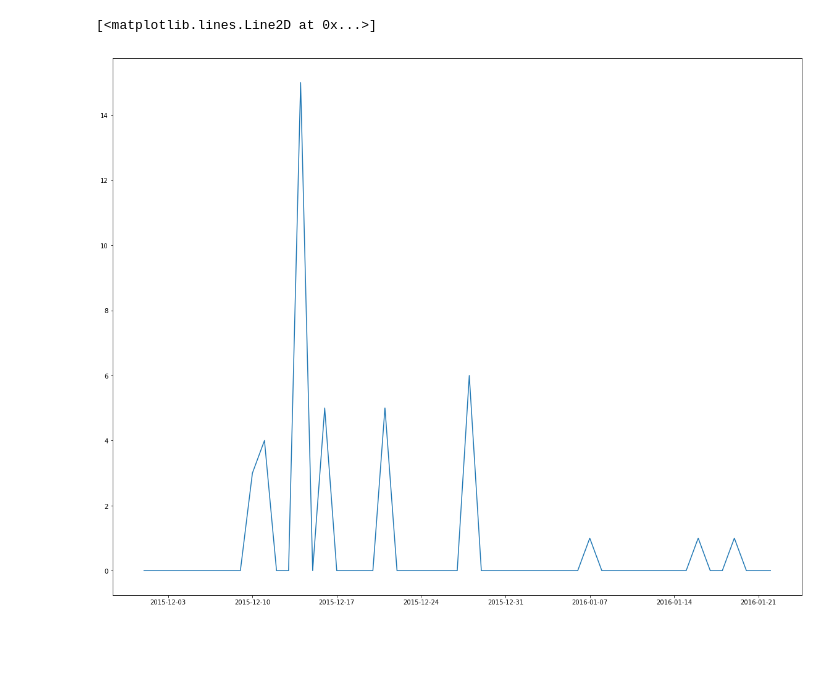
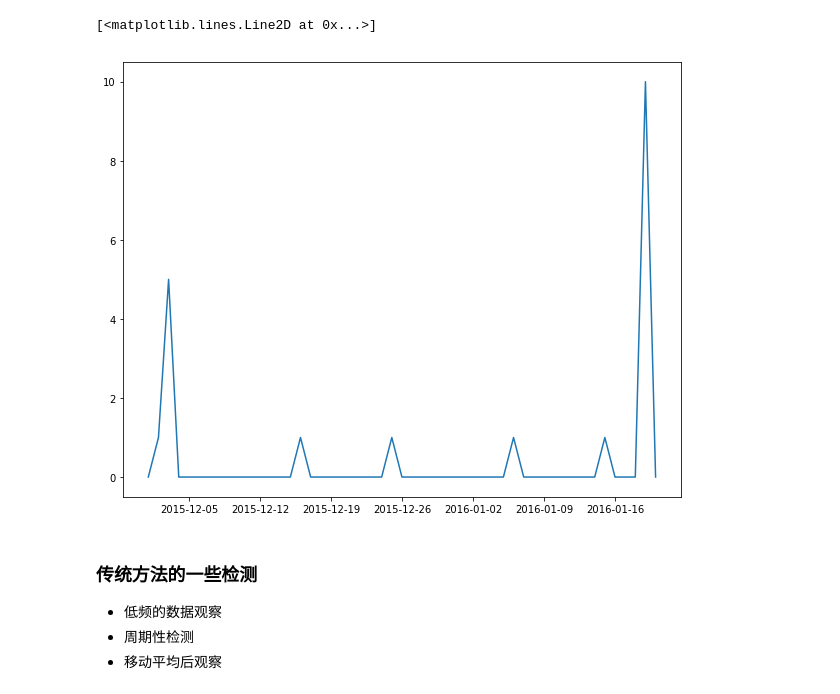
Before and after one commit to Yuajrah/HuaWeiCraft2018, a Jupyter notebook: sdk-python/src/ecs/new_predict/data_pre_deal.ipynb, the cells around one changed output. Saved outputs shown, nothing was run; the diff lists cells and outputs as text; code cells hidden in the pictures; blank space fills up the shorter version.

```diff
--- a/sdk-python/src/ecs/new_predict/data_pre_deal.ipynb
+++ b/sdk-python/src/ecs/new_predict/data_pre_deal.ipynb
@@ -8,7 +8,7 @@ import matplotlib.pyplot as plt
 
 ##设置绘图的大小
 %matplotlib inline
-plt.rcParams['figure.figsize'] = (20.0, 16.0) # set default size of plots
+plt.rcParams['figure.figsize'] = (10.0, 8.0) # set default size of plots
 plt.rcParams['image.interpolation'] = 'nearest'
 plt.rcParams['image.cmap'] = 'gray'
 
@@ -65,13 +47,13 @@ for ecs_type in target_ecs:
 import datetime
 ##手动设定训练集和测试集
 train_begin_date = datetime.datetime(2015, 12, 1)
-train_end_date = datetime.datetime(2016, 1, 22)
-test_begin_date = datetime.datetime(2016, 1, 23)
-test_end_date = datetime.datetime(2016, 1, 31)
+train_end_date = datetime.datetime(2016, 1, 20)
+test_begin_date = datetime.datetime(2016, 1, 21)
+test_end_date = datetime.datetime(2016, 1, 27)
 train_data = full_data.iloc[full_data.index >= train_begin_date]
 train_data = train_data.iloc[train_data.index <= train_end_date]
 test_data = full_data.iloc[full_data.index >= test_begin_date]
 test_data = test_data.iloc[test_data.index <= test_end_date]
-#print (test_data)
+print(test_data)
 # %% [output]
             flavor1  flavor2  flavor3  flavor4  flavor5  flavor6  flavor7  \
@@ -94,8 +99,13 @@ test_data = test_data.iloc[test_data.index <= test_end_date]
 # %%
-##观察数据集
-watch_type = 'flavor15'
+##观察数据集中每一个数据的分布
+watch_type = 'flavor13'
 watch_data = train_data[watch_type]
 plt.plot(watch_data)
 # %% [output]
 [<matplotlib.lines.Line2D at 0x...>]
-[figure, old version]
+[figure, new version]
+# %% [markdown]
+### 传统方法的一些检测
+- 低频的数据观察
+- 周期性检测
+- 移动平均后观察
```
Also changed, not shown: parts of 7 cells of this notebook, 5 other files.
